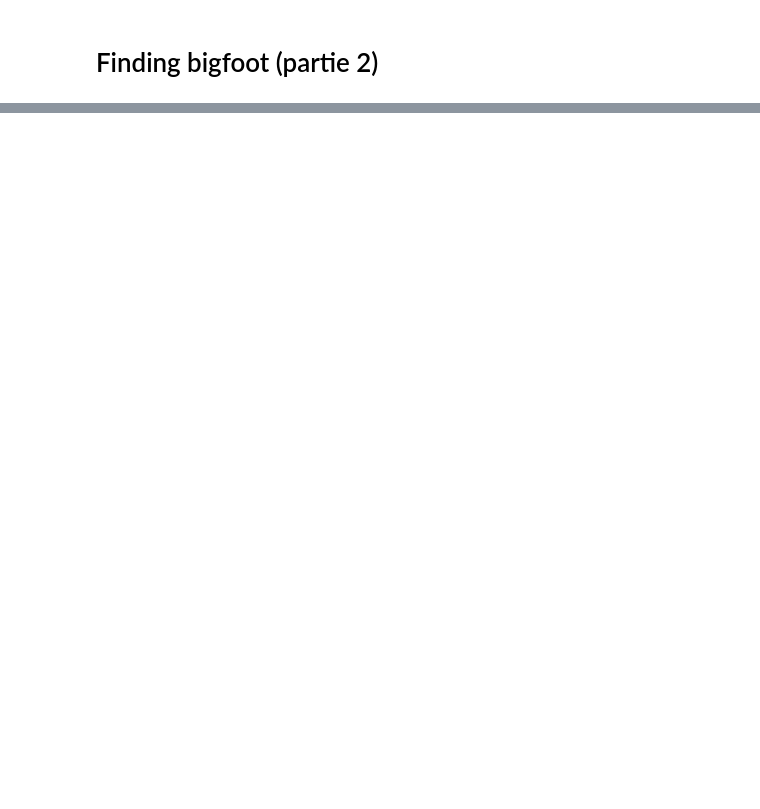
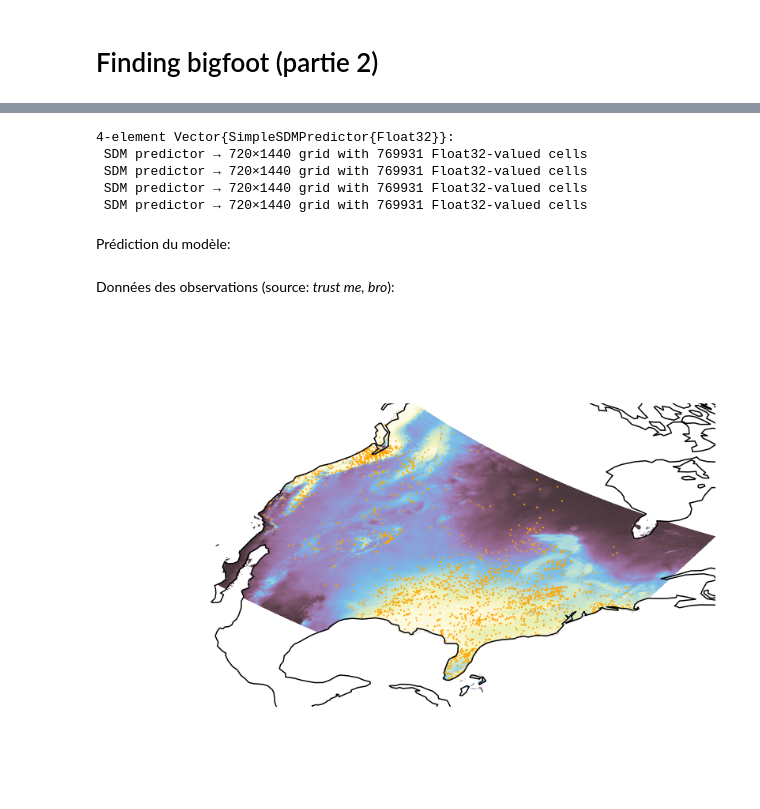
Before and after one commit to tpoisot/BIO3033-BigFoot-data, a Jupyter notebook: 02_validation.ipynb, the cells around one changed output, grey strips where cells are left out. Drawn from its saved outputs; the diff is of its cells as text; code cells hidden in the pictures; blank space fills up the shorter version.

```diff
--- a/02_validation.ipynb
+++ b/02_validation.ipynb
@@ -45,0 +93,2 @@ splits = kfold(y, X; k=10)
+# %%
+variables = [1,12]
@@ -45,0 +146,5 @@ splits = kfold(y, X; k=10)
+# %%
+#variables = [1,12] # Sélection manuelle
+variables = constrainedselection(model, y, X, splits, variables, mcc; classify=true)
+#variables = forwardselection(model, y, X, splits, mcc; classify=true)
+#variables = backwardselection(model, y, X, splits, mcc; classify=true)
@@ -45,0 +179,10 @@ splits = kfold(y, X; k=10)
+# %%
+predictors = [SpeciesDistributionToolkit._read_geotiff("layers.tiff", SimpleSDMPredictor; bandnumber=v) for v in variables]
+# %% [output]
+4-element Vector{SimpleSDMPredictor{Float32}}:
+ SDM predictor → 720×1440 grid with 769931 Float32-valued cells
+ SDM predictor → 720×1440 grid with 769931 Float32-valued cells
+ SDM predictor → 720×1440 grid with 769931 Float32-valued cells
+ SDM predictor → 720×1440 grid with 769931 Float32-valued cells
+# %% [markdown]
+Prédiction du modèle:
@@ -45,0 +195,16 @@ splits = kfold(y, X; k=10)
+# %% [markdown]
+Données des observations (source: *trust me, bro*):
+# %%
+sightings = map(x -> tuple(reverse(parse.(Float64, x))...), split.(readlines("occurrences.csv"), ','))
+filter!(r -> 25 <= r[2] <= 55, sightings);
+filter!(r -> -130 <= r[1] <= -70, sightings);
+# %%
+fig = Figure()
+ax = GeoMakie.GeoAxis(fig[1,1]; dest = "+proj=aea +lat_1=0.0 +lat_2=55.0", coastlines=true, lonlims=extrema(longitudes(prediction)), latlims=extrema(latitudes(prediction)))
+surface!(ax, prediction, colormap=reverse(cgrad(iridescent)); shading=false)
+scatter!(ax, sightings, color=:orange, markersize=3)
+hidedecorations!(ax)
+hidespines!(ax)
+current_figure()
+# %% [output]
+[figure, added]
```
Also changed, not shown: parts of 55 cells of this notebook, 3 other files.
